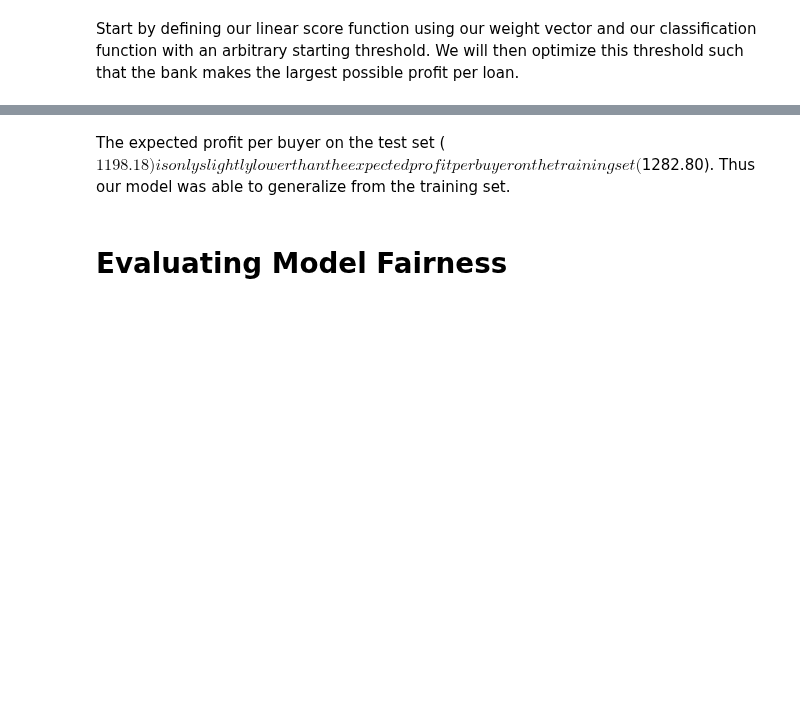
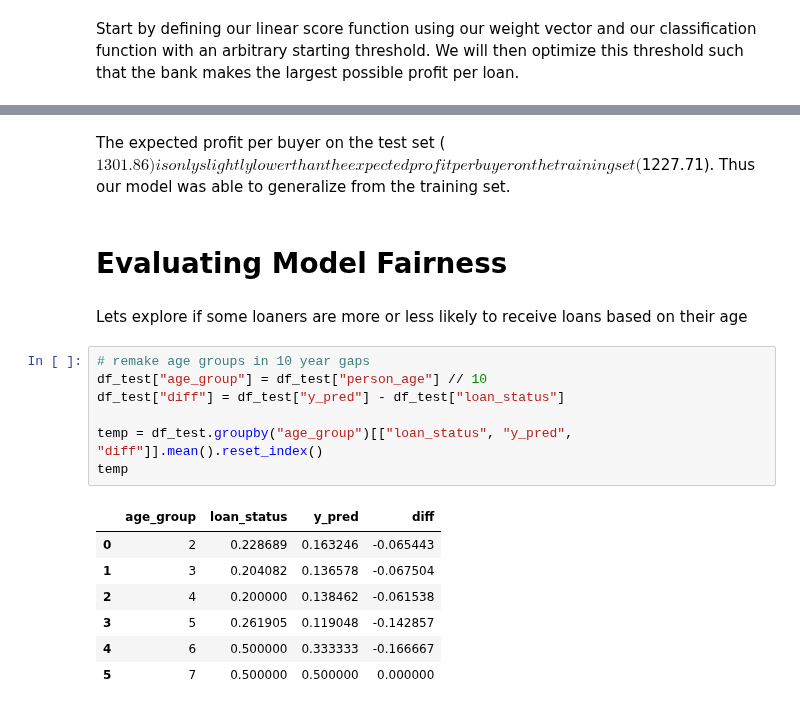
Before and after one commit to Nibsquatch/Nibsquatch.github.io, a Jupyter notebook: posts/Blog 2/index.ipynb, the cells around one changed output, grey strips where cells are left out. Drawn from its saved outputs; the diff is of its cells as text; blank space fills up the shorter version.

```diff
--- a/posts/Blog 2/index.ipynb
+++ b/posts/Blog 2/index.ipynb
@@ -328,4 +328,21 @@ The expected profit per buyer is: $1198.18
 # %% [markdown]
-The expected profit per buyer on the test set ($1198.18) is only slightly lower than the expected profit per buyer on the training set ($1282.80). Thus our model was able to generalize from the training set.
+The expected profit per buyer on the test set ($1301.86) is only slightly lower than the expected profit per buyer on the training set ($1227.71). Thus our model was able to generalize from the training set.
 # %% [markdown]
 # Evaluating Model Fairness
+# %% [markdown]
+Lets explore if some loaners are more or less likely to receive loans based on their age
+# %%
+# remake age groups in 10 year gaps
+df_test["age_group"] = df_test["person_age"] // 10
+df_test["diff"] = df_test["y_pred"] - df_test["loan_status"]
+
+temp = df_test.groupby("age_group")[["loan_status", "y_pred", "diff"]].mean().reset_index()
+temp
+# %% [output]
+|  | age_group | loan_status | y_pred | diff |
+| 0 | 2 | 0.228689 | 0.163246 | -0.065443 |
+| 1 | 3 | 0.204082 | 0.136578 | -0.067504 |
+| 2 | 4 | 0.200000 | 0.138462 | -0.061538 |
+| 3 | 5 | 0.261905 | 0.119048 | -0.142857 |
+| 4 | 6 | 0.500000 | 0.333333 | -0.166667 |
+| 5 | 7 | 0.500000 | 0.500000 | 0.000000 |
```
Also changed, not shown: parts of 6 cells of this notebook, 5 other files.
